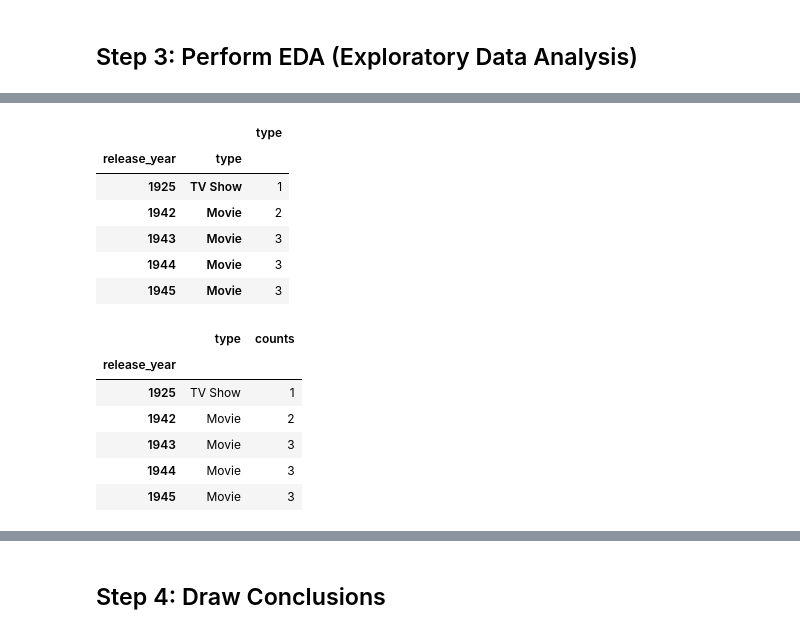
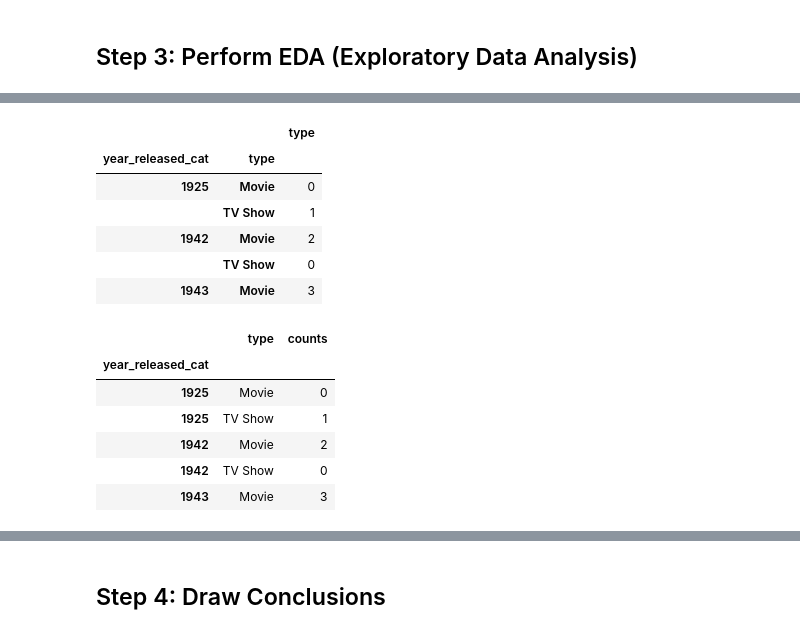
Before and after one commit to mohebmaher/GDSC-Core-Team-Training, a Jupyter notebook: Assignment-03/netflix_data_leaning_analysis_and_viz.ipynb, the cells around one changed output, grey strips where cells are left out. Saved outputs shown, nothing was run; the diff lists cells and outputs as text; code cells hidden in the pictures.

```diff
--- a/Assignment-03/netflix_data_leaning_analysis_and_viz.ipynb
+++ b/Assignment-03/netflix_data_leaning_analysis_and_viz.ipynb
@@ -89,0 +113,3 @@ Name: date_added, dtype: datetime64[ns]
+# %%
+netflix["year_released"] = pd.to_datetime(netflix["release_year"], format="%Y")
+netflix["year_released"].head()
@@ -89,0 +125,3 @@ Name: date_added, dtype: datetime64[ns]
+# %%
+netflix["year_released_cat"] = netflix["release_year"].astype("category")
+netflix["year_released_cat"].head()
@@ -89,0 +138,3 @@ Name: date_added, dtype: datetime64[ns]
+# %%
+netflix.drop(columns="release_year", inplace=True)
+netflix.columns
@@ -89,0 +165,3 @@ Name: date_added, dtype: datetime64[ns]
+# %%
+cat_cols = ["type", "rating", "country"]
+netflix[cat_cols] = netflix[cat_cols].astype("category")
@@ -97,14 +221,14 @@ ax.set_title("Movie Counts Vs.TV Shows Counts");
 # %%
-grouped_by_release_year_and_type = netflix.groupby(by=["release_year", "type"])[["type"]].count()
+grouped_by_release_year_and_type = netflix.groupby(by=["year_released_cat", "type"])[["type"]].count()
 grouped_by_release_year_and_type.head()
 # %% [output]
 |  |  | type |
-| release_year | type |  |
-| 1925 | TV Show | 1 |
+| year_released_cat | type |  |
+| 1925 | Movie | 0 |
+|  | TV Show | 1 |
 | 1942 | Movie | 2 |
+|  | TV Show | 0 |
 | 1943 | Movie | 3 |
-| 1944 | Movie | 3 |
-| 1945 | Movie | 3 |
 # %%
 grouped_by_release_year_and_type.rename(columns={"type": "counts"}, inplace=True)
 grouped_by_release_year_and_type.reset_index(level="type", inplace=True)
@@ -112,11 +236,11 @@ grouped_by_release_year_and_type.reset_index(level="type", inplace=True)
 grouped_by_release_year_and_type.head()
 # %% [output]
 |  | type | counts |
-| release_year |  |  |
+| year_released_cat |  |  |
+| 1925 | Movie | 0 |
 | 1925 | TV Show | 1 |
 | 1942 | Movie | 2 |
+| 1942 | TV Show | 0 |
 | 1943 | Movie | 3 |
-| 1944 | Movie | 3 |
-| 1945 | Movie | 3 |
 # %%
 fig, ax = plt.subplots(figsize=(12, 6))
```
Also changed, not shown: parts of 34 cells of this notebook.
